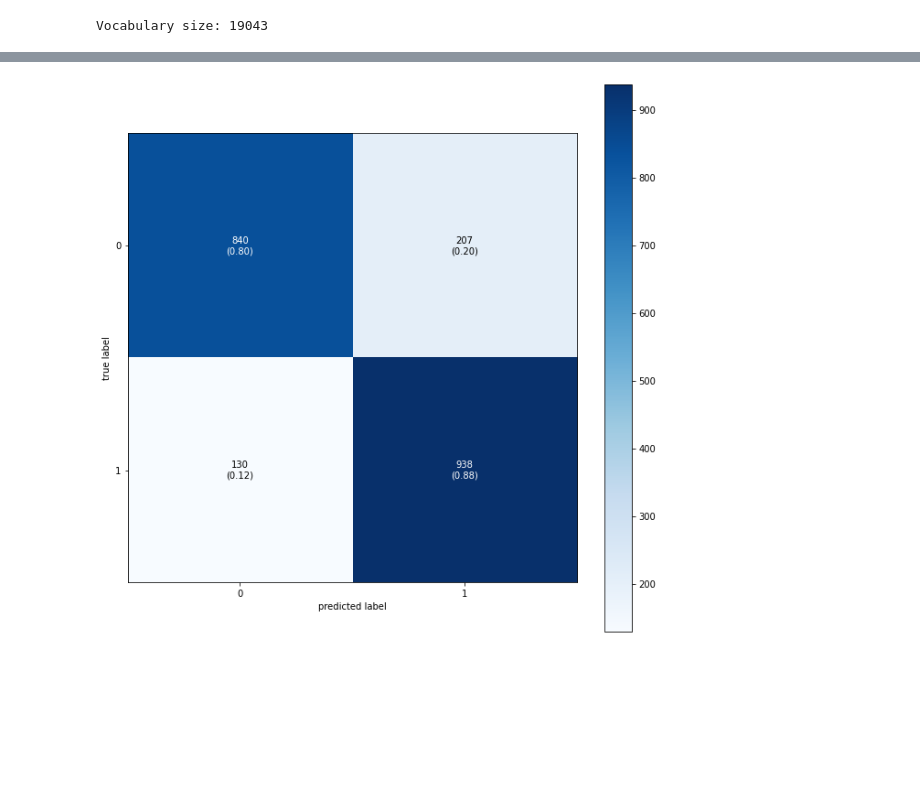
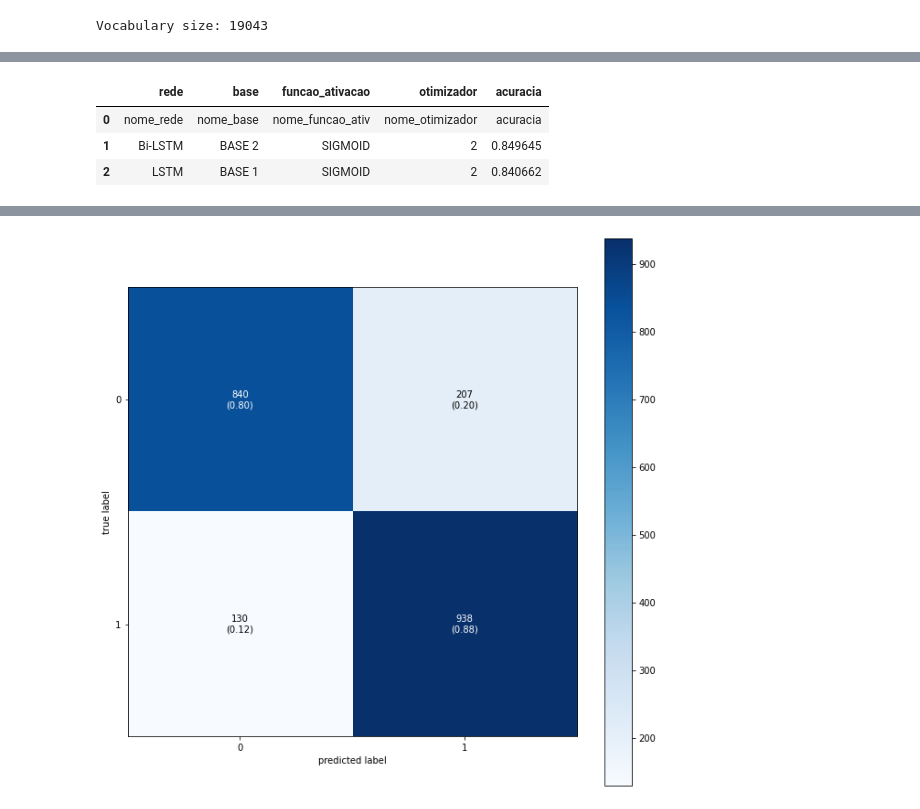
Before and after one commit to LuanPCunha/TCC, a Jupyter notebook: Treinamento_LSTM.ipynb, the cells around one changed output, grey strips where cells are left out. Drawn from its saved outputs; the diff is of its cells as text; code cells hidden in the pictures; blank space fills up the shorter version.

```diff
--- a/Treinamento_LSTM.ipynb
+++ b/Treinamento_LSTM.ipynb
@@ -83,0 +86,24 @@ def plot_accuracy(history, miny=None):
+# %%
+# CONSTANTES DOS RESULTADOS
+
+REDE_CNN = 'CNN'
+REDE_LSTM = 'LSTM'
+REDE_BILSTM = 'Bi-LSTM'
+
+BASE_1 = 'BASE 1'
+BASE_2 = 'BASE 2'
+
+FUNCAO_ATV_SIGMOID = 'SIGMOID'
+FUNCAO_ATV_SOFTMAX = 'SOFTMAX'
+FUNCAO_ATV_RELU = 'RELU'
+
+OTIMIZADOR_1 = '1'
+OTIMIZADOR_2 = '2'
+OTIMIZADOR_3 = '3'
+OTIMIZADOR_4 = '4'
+
+# Caminho arquivo de saída
+PATH_ARQ_SAIDA = "/content/drive/MyDrive/TCC/resultados/resultados.csv"
+
+resultados = pd.read_csv(PATH_ARQ_SAIDA, index_col=0)
+resultados.head()
@@ -206,0 +240,20 @@ Epoch 10/10
+# %%
+# Parâmetros
+NOME_REDE = REDE_LSTM
+NOME_BASE = BASE_1
+NOME_FUNCAO = FUNCAO_ATV_SIGMOID
+NOME_OTIMIZADOR = OTIMIZADOR_2
+
+# Salvando resultado do modelo
+registro_resultado = {resultados.columns[0]: NOME_REDE,
+                      resultados.columns[1]: NOME_BASE,
+                      resultados.columns[2]: NOME_FUNCAO,
+                      resultados.columns[3]: NOME_OTIMIZADOR,
+                      resultados.columns[4]: scores[1]}
+resultados = resultados.append(registro_resultado, ignore_index=True)
+resultados
+# %% [output]
+|  | rede | base | funcao_ativacao | otimizador | acuracia |
+| 0 | nome_rede | nome_base | nome_funcao_ativ | nome_otimizador | acuracia |
+| 1 | Bi-LSTM | BASE 2 | SIGMOID | 2 | 0.849645 |
+| 2 | LSTM | BASE 1 | SIGMOID | 2 | 0.840662 |
```
Also changed, not shown: parts of 11 cells of this notebook.
